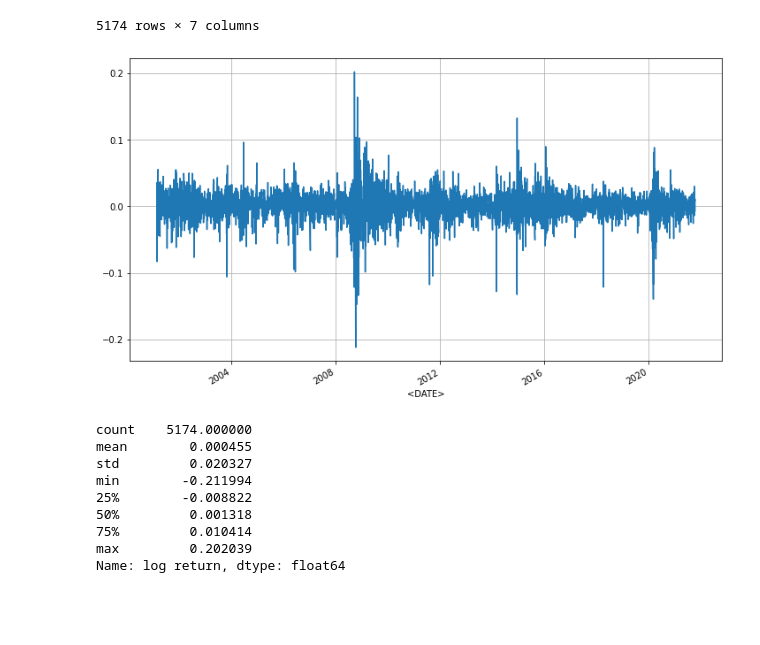
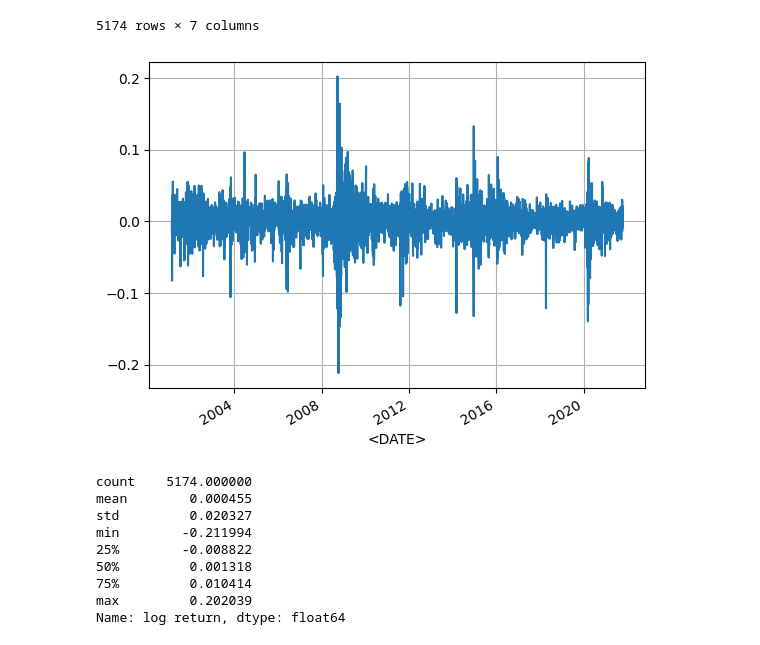
Before and after one commit to Northern125/fuzzy-volatility-modeling, a Jupyter notebook: seasonal_modeling/testing_model.ipynb, the cells around one changed output. Cells and saved outputs as stored; diff of their text form; code cells hidden in the pictures; blank space fills up the shorter version.

```diff
--- a/seasonal_modeling/testing_model.ipynb
+++ b/seasonal_modeling/testing_model.ipynb
@@ -56,12 +60,12 @@ rtsi
 | 2021-10-15 | 1888.52 | 1893.71 | 1878.47 | 1891.56 | 1305644791 | 0.008310 | 0.008276 |
 5174 rows × 7 columns
 # %%
-rtsi['log return'].plot(figsize=(12, 7))
+rtsi['log return'].plot()
 
 plt.grid()
 plt.show()
 # %% [output]
-[figure, old version]
+[figure, new version]
 # %%
 rtsi['log return'].describe()
 # %% [output]
```
Also changed, not shown: parts of 143 cells of this notebook.
